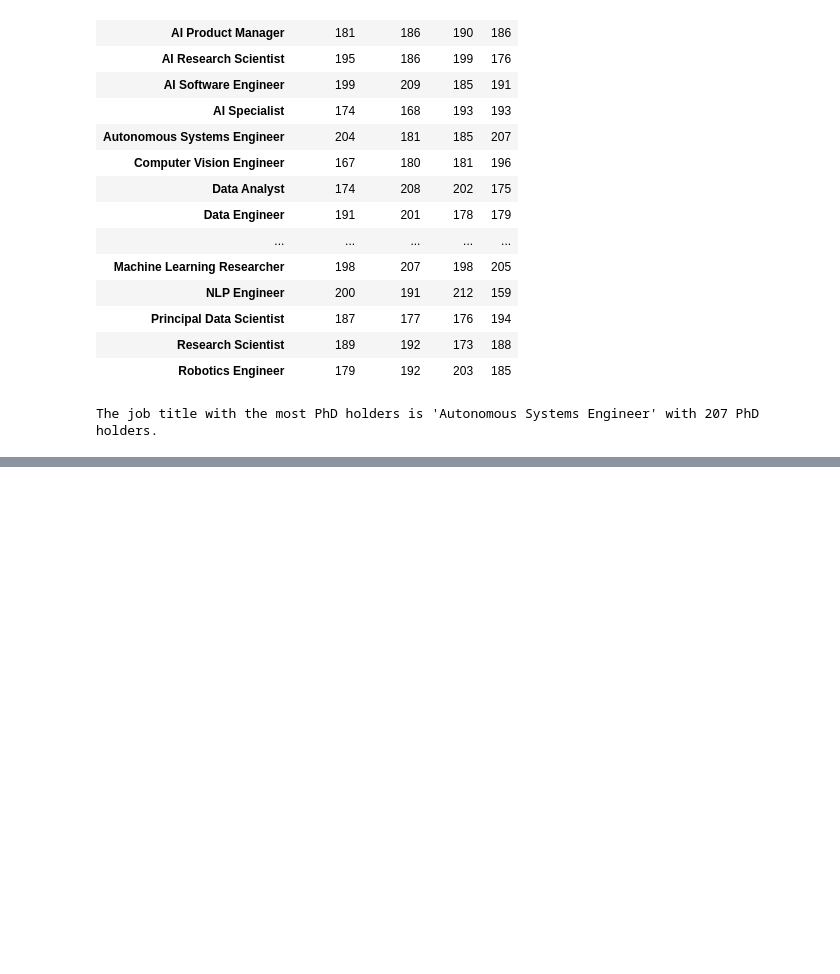
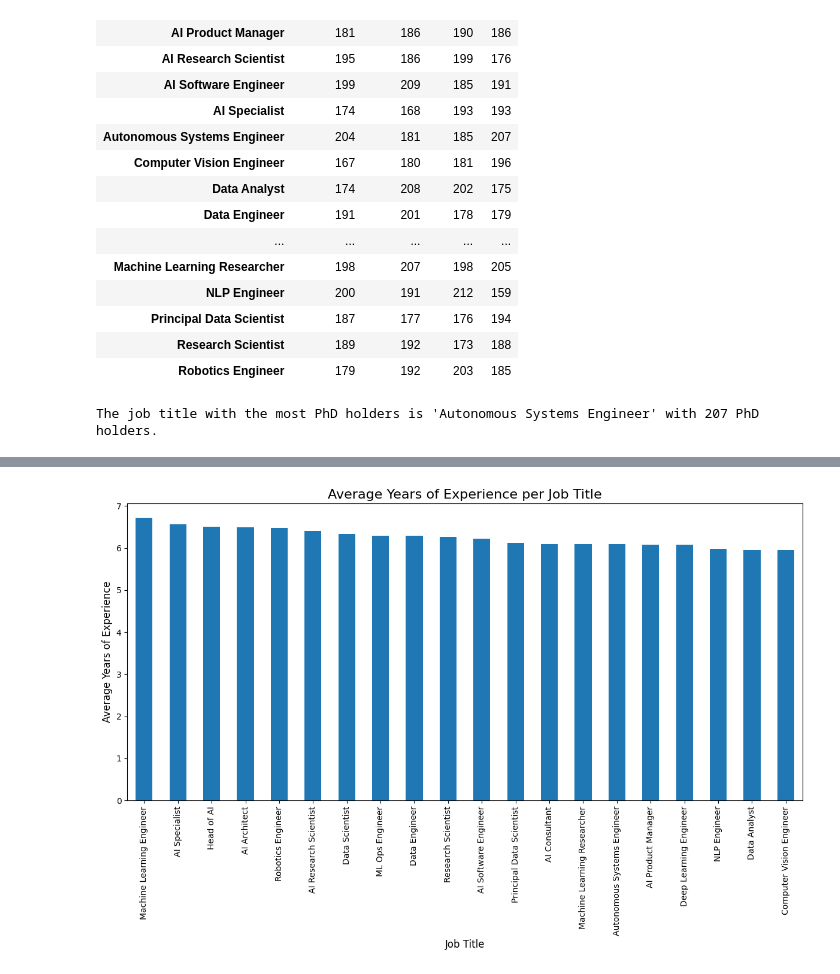
Before and after one commit to stevejj4/Global-AI-Job-Market-Trends-Salary-Insights-2025, a Jupyter notebook: ai_job_project.ipynb, the cells around one changed output, grey strips where cells are left out. Saved outputs shown, nothing was run; the diff lists cells and outputs as text; code cells hidden in the pictures; blank space fills up the shorter version.

```diff
--- a/ai_job_project.ipynb
+++ b/ai_job_project.ipynb
@@ -237,3 +234,7 @@ print(f"The job title with the most PhD holders is '{most_phd_job_title}' with {
 # the best strategies to clean it.
 # %% [output]
 The job title with the most PhD holders is 'Autonomous Systems Engineer' with 207 PhD holders.
+# %%
+# average years of experience for each job title
+df['years_experience'] = pd.to_numeric(df['years_experience'], errors='coerce')
+df.groupby('job_title')['years_experience'].mean().sort_values(ascending=False)
@@ -239,0 +261,22 @@ The job title with the most PhD holders is 'Autonomous Systems Engineer' with 20
+# %%
+
+
+# Convert 'years_experience' to numeric and calculate mean
+df['years_experience'] = pd.to_numeric(df['years_experience'], errors='coerce')
+avg_years_experience = df.groupby('job_title')['years_experience'].mean().sort_values(ascending=False)
+
+# Create the bar plot
+plt.figure(figsize=(12, 8))
+avg_years_experience.plot(kind='bar')
+
+# Add relevant components for a good graph
+plt.title('Average Years of Experience per Job Title', fontsize=16)
+plt.xlabel('Job Title', fontsize=12)
+plt.ylabel('Average Years of Experience', fontsize=12)
+plt.xticks(rotation=90) # Rotate job titles for better readability
+plt.tight_layout() # Adjust layout to prevent labels overlapping
+
+# Display the plot
+plt.show()
+# %% [output]
+[figure, added]
```
Also changed, not shown: parts of 22 cells of this notebook.
